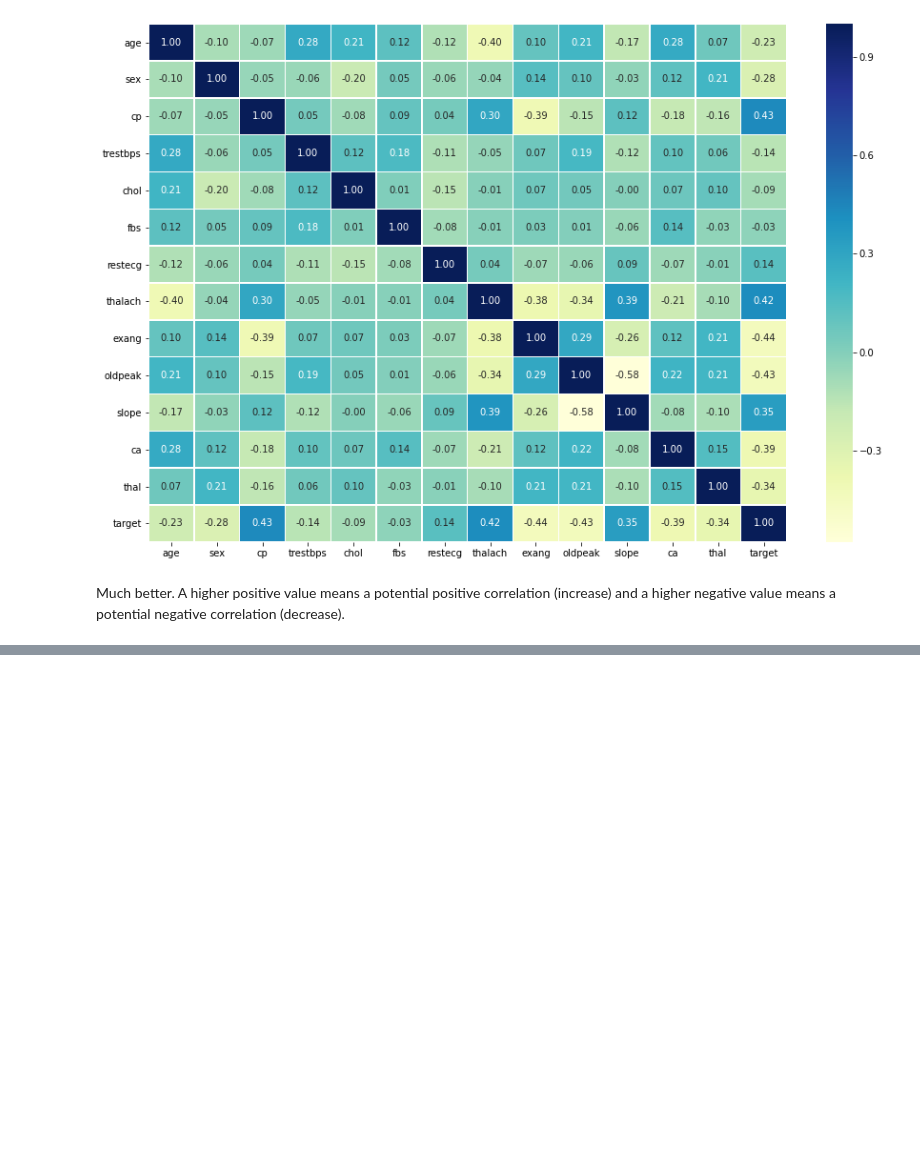
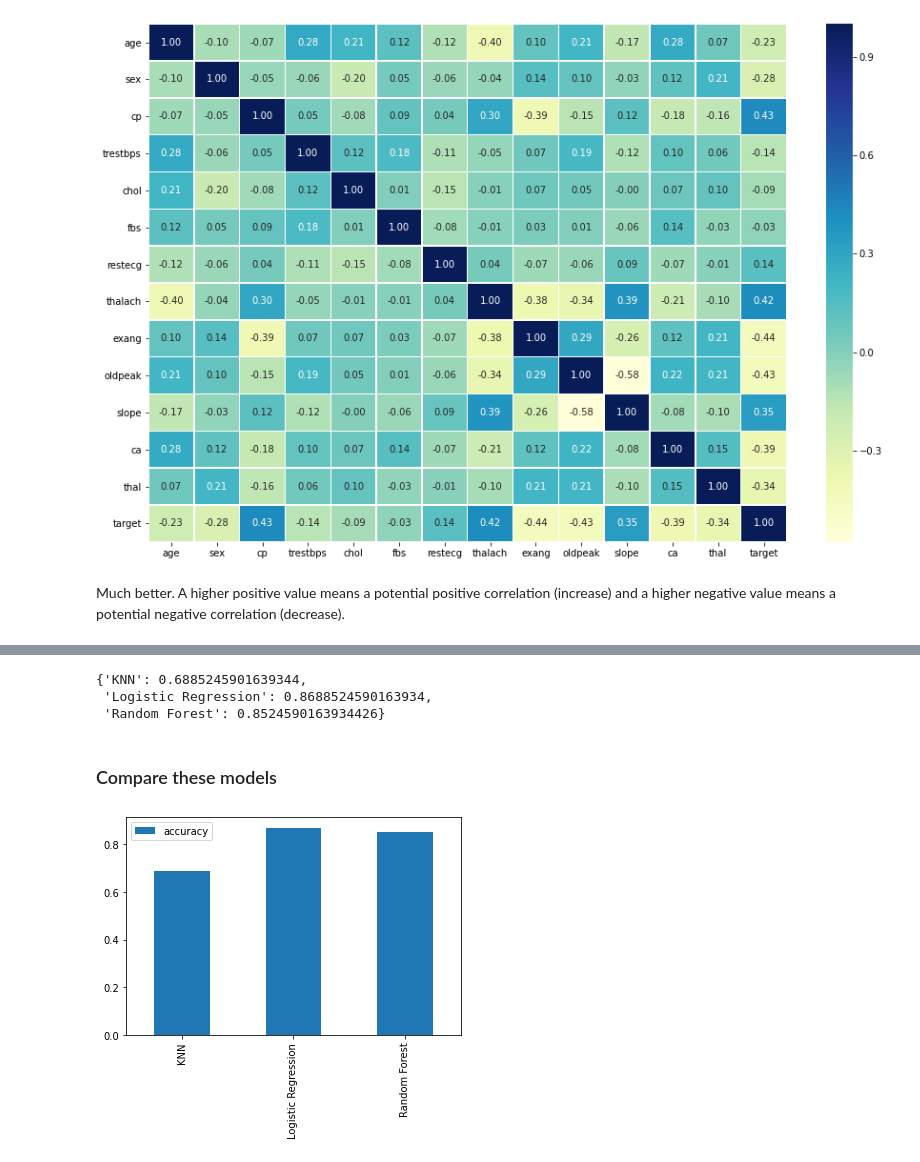
Before and after one commit to aryatomarAI/Machine-learning-and-data-science, a Jupyter notebook: Machine-Learning-Project-1/Predicting-Heart-Disease-ML-(Classification Model).ipynb, the cells around one changed output, grey strips where cells are left out. Drawn from its saved outputs; the diff is of its cells as text; code cells hidden in the pictures; blank space fills up the shorter version.

Commit message:
fit and evaluate our data on different machine learning models

```diff
--- a/Machine-Learning-Project-1/Predicting-Heart-Disease-ML-(Classification Model).ipynb
+++ b/Machine-Learning-Project-1/Predicting-Heart-Disease-ML-(Classification Model).ipynb
@@ -378,0 +400,8 @@ Much better. A higher positive value means a potential positive correlation (inc
+# %%
+# Split the data into X and y
+
+# X has every feature variables except target
+X=df.drop("target",axis=1)
+
+# y is target variable or labels
+y=df["target"]
@@ -378,0 +440,4 @@ Much better. A higher positive value means a potential positive correlation (inc
+# %%
+np.random.seed(42)
+# Now let's split our data into training sets and test sets
+X_train, X_test, y_train, y_test= train_test_split(X,y,test_size=0.2)
@@ -378,0 +476,37 @@ Much better. A higher positive value means a potential positive correlation (inc
+# %%
+# Let's put our models inside a dictionary
+models={"KNN":KNeighborsClassifier(),"Logistic Regression":LogisticRegression(),
+        "Random Forest": RandomForestClassifier()}
+
+def fit_and_score(models,X_train,X_test,y_train,y_test):
+    '''
+    Let's fit and evaluate the model
+    models: a dictionary of different scikit machine learning models
+    X_train: training data (No labels)
+    X_test: test data (No Labels)
+    y_train: labels associated with the traing data
+    y_test: labels associated with the test data
+
+    '''
+    np.random.seed(42)
+    model_scores={}
+
+    for name, model in models.items():
+        model.fit(X_train,y_train)
+        model_scores[name]=model.score(X_test,y_test)
+
+    return model_scores
+# %%
+model_scores=fit_and_score(models,X_train,X_test,y_train,y_test)
+model_scores
+# %% [output]
+{'KNN': 0.6885245901639344,
+ 'Logistic Regression': 0.8688524590163934,
+ 'Random Forest': 0.8524590163934426}
+# %% [markdown]
+### Compare these models
+# %%
+compare_mod=pd.DataFrame(model_scores,index=["accuracy"])
+compare_mod.T.plot.bar();
+# %% [output]
+[figure, added]
```
Also changed, not shown: parts of 9 cells of this notebook.
